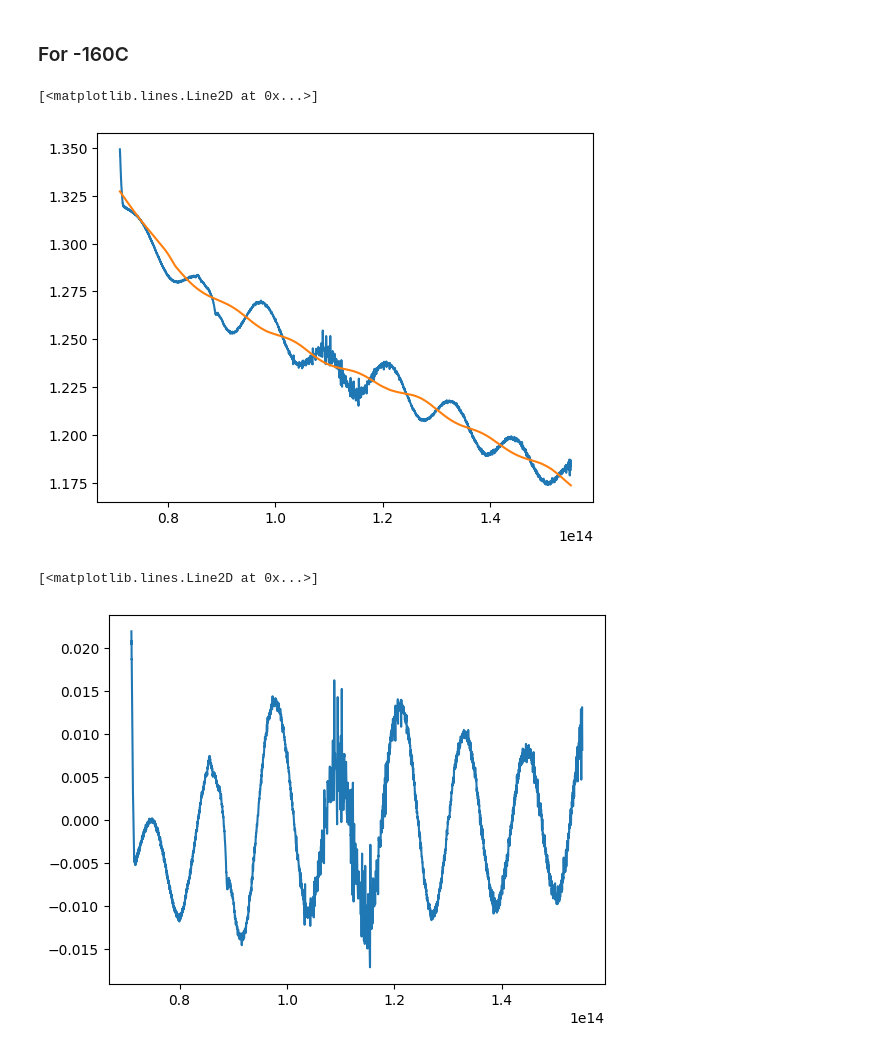
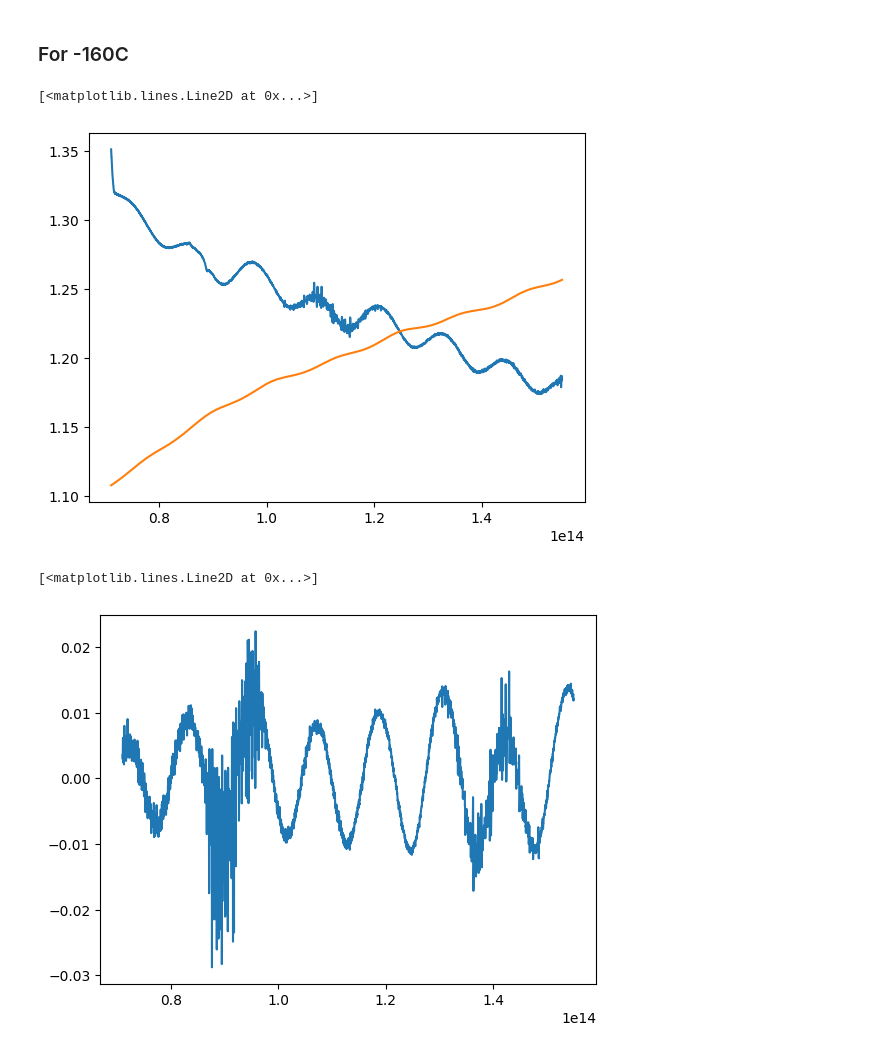
Before and after one commit to alexburg14/Fabry-Perot, a Jupyter notebook: calc_refractive/J140228.ipynb, the cells around one changed output. Cells and saved outputs as stored; diff of their text form; code cells hidden in the pictures.

```diff
--- a/calc_refractive/J140228.ipynb
+++ b/calc_refractive/J140228.ipynb
@@ -323,20 +301,20 @@ data_160 = data[13]
 # %%
 cutdown = find_nearest(frequenz, 0.71e14)
 cutup = find_nearest(frequenz, 1.55e14)
-frequenz_s_cut = frequenz[cutup:cutdown]
+frequenz_s_cut = frequenz[cutdown:cutup]
 # %%
-smooth160,smoothed_out160 = flatten(cutdown,data_160,cutup = cutup, N = 1400)
+smooth160,smoothed_out160 = flatten(data_160,cutdown = cutdown,cutup = cutup, N = 1400)
 # %%
-plt.plot(frequenz_s_cut,data_160[cutup:cutdown])
+plt.plot(frequenz_s_cut,data_160[::-1][cutdown:cutup])
 plt.plot(frequenz_s_cut,smooth160)
 # %% [output]
 [<matplotlib.lines.Line2D at 0x...>]
-[figure, old version]
+[figure, new version]
 # %%
 plt.plot(frequenz_s_cut,smoothed_out160)
 # %% [output]
 [<matplotlib.lines.Line2D at 0x...>]
-[figure, old version]
+[figure, new version]
 # %%
 minimum_index_160 = scipy.signal.argrelmin(smoothed_out160, order = 500)
 minima_frequenz_160 = []
```
Also changed, not shown: parts of 20 cells of this notebook.
